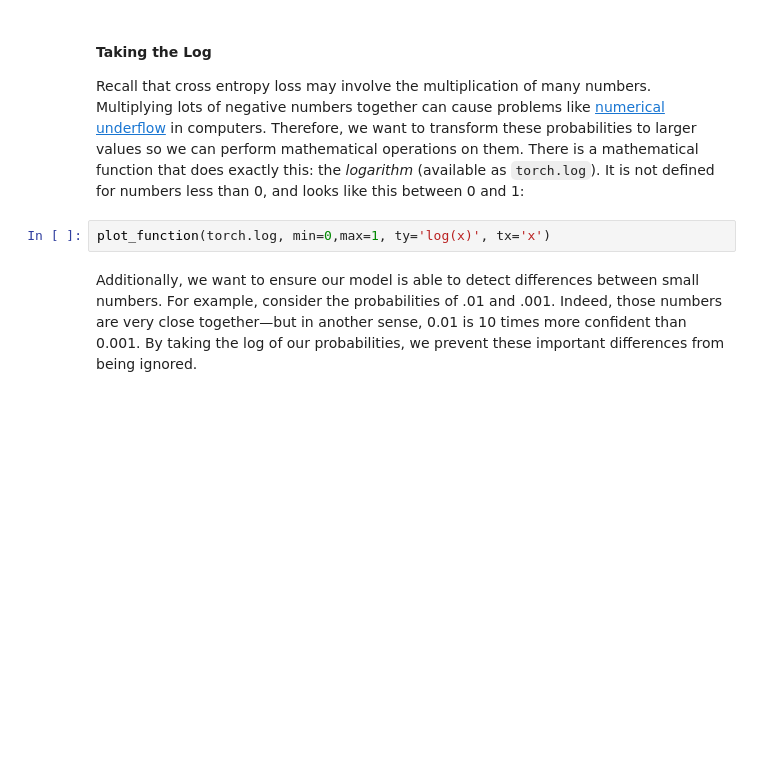
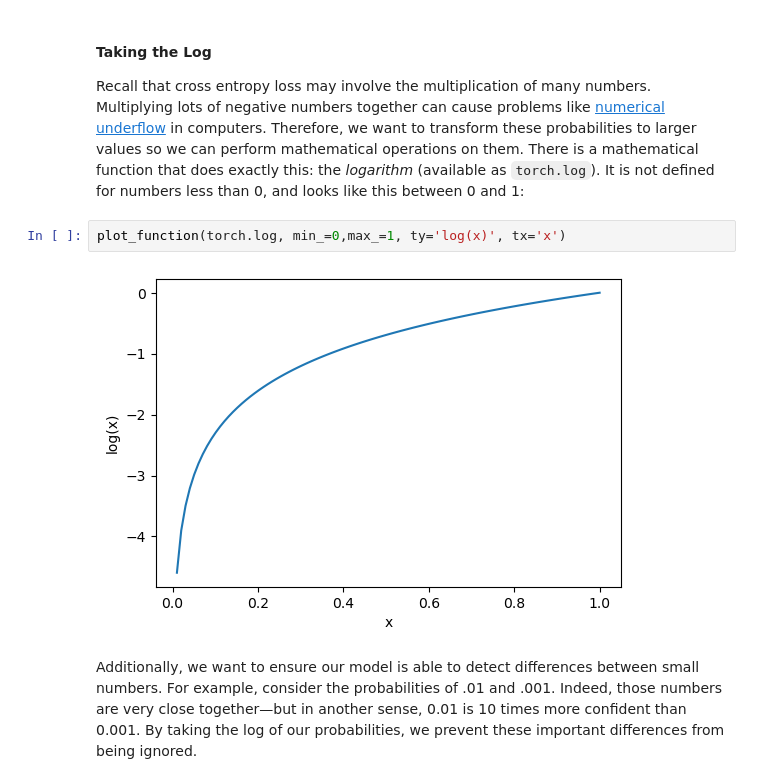
Before and after one commit to tdekelver-bd/Intro-to-DL-BD-2023, a Jupyter notebook: intro-dl-day1-3-going-deeper-pet-breeds.ipynb, the cells around one changed output. Drawn from its saved outputs; the diff is of its cells as text; blank space fills up the shorter version.

```diff
--- a/intro-dl-day1-3-going-deeper-pet-breeds.ipynb
+++ b/intro-dl-day1-3-going-deeper-pet-breeds.ipynb
@@ -377,7 +524,9 @@ Despite its name, this PyTorch function does not take the log. We'll see why in
 
 Recall that cross entropy loss may involve the multiplication of many numbers.  Multiplying lots of negative numbers together can cause problems like [numerical underflow](https://en.wikipedia.org/wiki/Arithmetic_underflow) in computers.  Therefore, we want to transform these probabilities to larger values so we can perform mathematical operations on them.  There is a mathematical function that does exactly this: the *logarithm* (available as `torch.log`). It is not defined for numbers less than 0, and looks like this between 0 and 1:
 # %%
-plot_function(torch.log, min=0,max=1, ty='log(x)', tx='x')
+plot_function(torch.log, min_=0,max_=1, ty='log(x)', tx='x')
+# %% [output]
+[figure, added]
 # %% [markdown]
 Additionally, we want to ensure our model is able to detect differences between small numbers.  For example, consider the probabilities of .01 and .001.  Indeed, those numbers are very close together—but in another sense, 0.01 is 10 times more confident than 0.001.  By taking the log of our probabilities, we prevent these important differences from being ignored.
 # %% [markdown]
```
Also changed, not shown: parts of 52 cells of this notebook.
